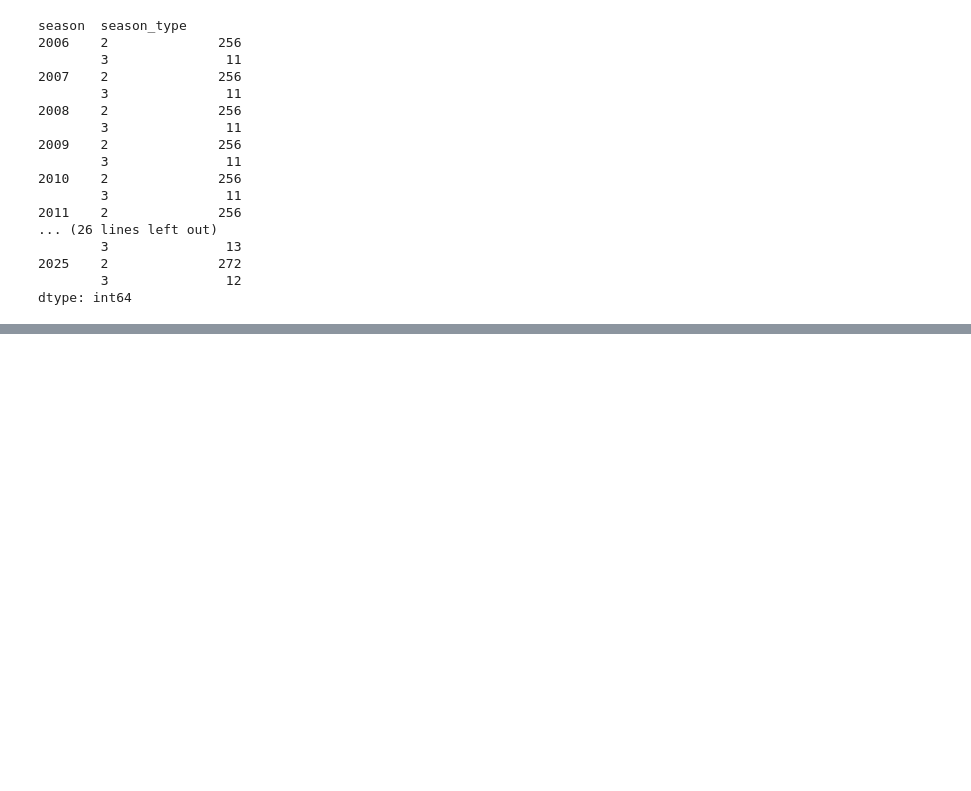
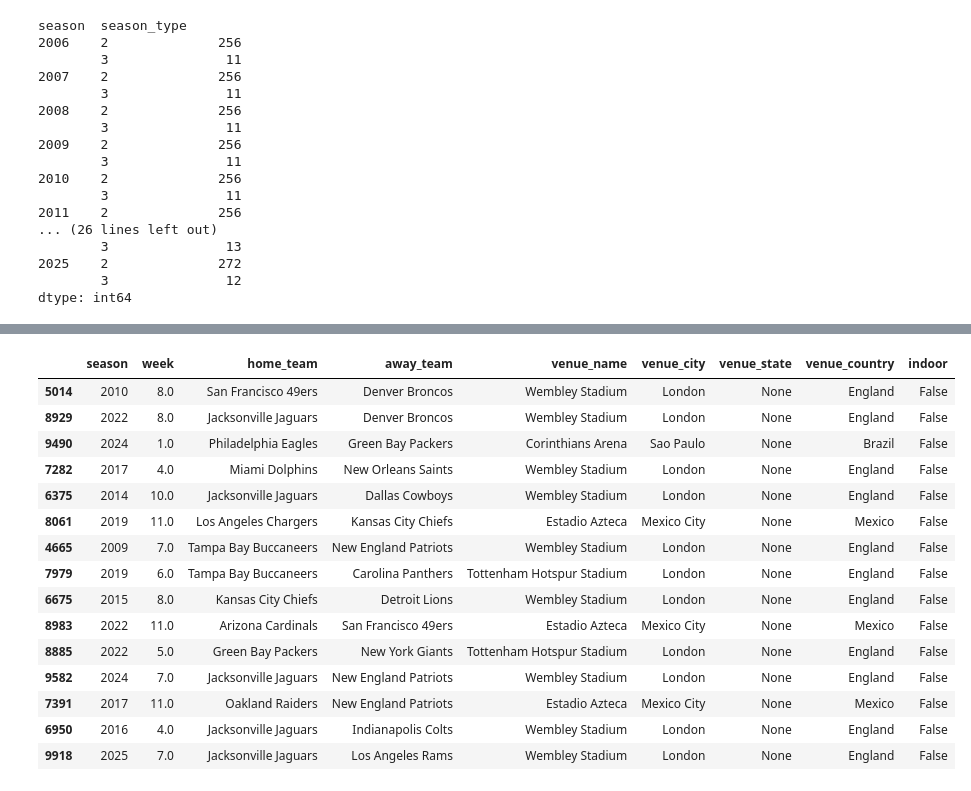
Before and after one commit to robnunez12/hw2, a Jupyter notebook: NFL Midterm EDA.ipynb, the cells around one changed output, grey strips where cells are left out. Saved outputs shown, nothing was run; the diff lists cells and outputs as text; code cells hidden in the pictures; blank space fills up the shorter version.

```diff
--- a/NFL Midterm EDA.ipynb
+++ b/NFL Midterm EDA.ipynb
@@ -632,8 +713,3 @@ Name: count, dtype: int64
-# %%
-analysis_df.loc[mask_missing_indoor, "indoor"] = (
-    analysis_df.loc[mask_missing_indoor, "home_team"]
-    .map(stadium_indoor_lookup)
-)
 # %%
 analysis_df["indoor"].isna().sum()
 # %% [output]
@@ -708,5 +774,5 @@ dtype: int64
 # %%
-analysis_df = analysis_df.drop(columns=["status"])
+analysis_df = analysis_df.drop(columns=["status", "game_id", "venue_id"])
 # %%
 analysis_df.info()
 # %% [output]
@@ -735,0 +815,7 @@ memory usage: 593.9+ KB
+# %%
+analysis_df["venue_missing"] = (
+    analysis_df["venue_name"].isna() |
+    analysis_df["venue_city"].isna() |
+    analysis_df["venue_state"].isna() |
+    analysis_df["venue_country"].isna()
+)
@@ -735,0 +845,4 @@ memory usage: 593.9+ KB
+# %%
+missing_location_df = analysis_df[analysis_df["venue_missing"]]
+
+missing_location_df.shape
@@ -735,0 +862,22 @@ memory usage: 593.9+ KB
+# %%
+missing_location_df[
+    ["season", "week", "home_team", "away_team",
+     "venue_name", "venue_city", "venue_state", "venue_country", "indoor"]
+].sort_values(["season", "week"]).sample(15)
+# %% [output]
+|  | season | week | home_team | away_team | venue_name | venue_city | venue_state | venue_country | indoor |
+| 5014 | 2010 | 8.0 | San Francisco 49ers | Denver Broncos | Wembley Stadium | London | None | England | False |
+| 8929 | 2022 | 8.0 | Jacksonville Jaguars | Denver Broncos | Wembley Stadium | London | None | England | False |
+| 9490 | 2024 | 1.0 | Philadelphia Eagles | Green Bay Packers | Corinthians Arena | Sao Paulo | None | Brazil | False |
+| 7282 | 2017 | 4.0 | Miami Dolphins | New Orleans Saints | Wembley Stadium | London | None | England | False |
+| 6375 | 2014 | 10.0 | Jacksonville Jaguars | Dallas Cowboys | Wembley Stadium | London | None | England | False |
+| 8061 | 2019 | 11.0 | Los Angeles Chargers | Kansas City Chiefs | Estadio Azteca | Mexico City | None | Mexico | False |
+| 4665 | 2009 | 7.0 | Tampa Bay Buccaneers | New England Patriots | Wembley Stadium | London | None | England | False |
+| 7979 | 2019 | 6.0 | Tampa Bay Buccaneers | Carolina Panthers | Tottenham Hotspur Stadium | London | None | England | False |
+| 6675 | 2015 | 8.0 | Kansas City Chiefs | Detroit Lions | Wembley Stadium | London | None | England | False |
+| 8983 | 2022 | 11.0 | Arizona Cardinals | San Francisco 49ers | Estadio Azteca | Mexico City | None | Mexico | False |
+| 8885 | 2022 | 5.0 | Green Bay Packers | New York Giants | Tottenham Hotspur Stadium | London | None | England | False |
+| 9582 | 2024 | 7.0 | Jacksonville Jaguars | New England Patriots | Wembley Stadium | London | None | England | False |
+| 7391 | 2017 | 11.0 | Oakland Raiders | New England Patriots | Estadio Azteca | Mexico City | None | Mexico | False |
+| 6950 | 2016 | 4.0 | Jacksonville Jaguars | Indianapolis Colts | Wembley Stadium | London | None | England | False |
+| 9918 | 2025 | 7.0 | Jacksonville Jaguars | Los Angeles Rams | Wembley Stadium | London | None | England | False |
```
Also changed, not shown: parts of 99 cells of this notebook.
